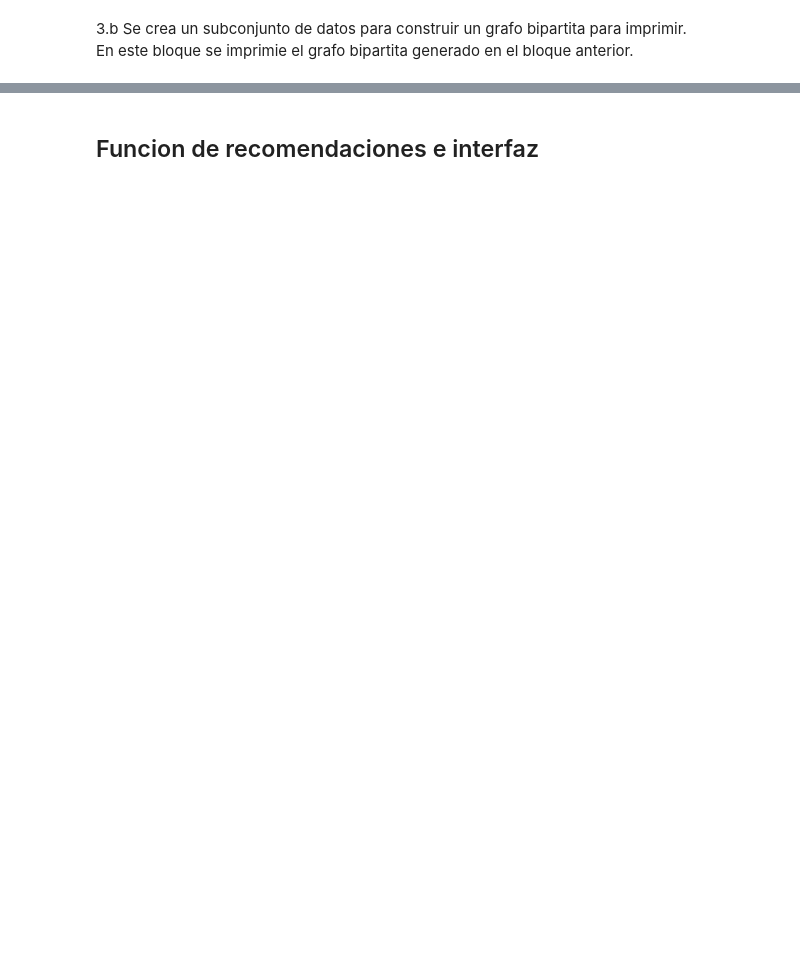
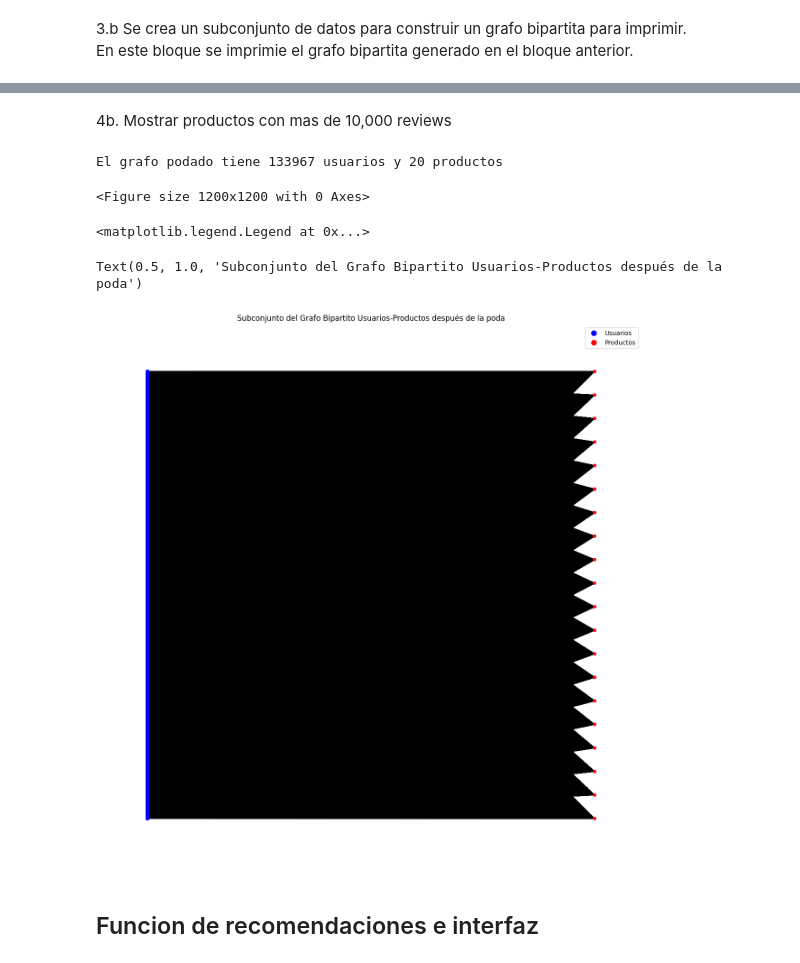
Before and after one commit to xjose97x/ia2_p1, a Jupyter notebook: ia2_p1.ipynb, the cells around one changed output, grey strips where cells are left out. Cells and saved outputs as stored; diff of their text form; code cells hidden in the pictures; blank space fills up the shorter version.

```diff
--- a/ia2_p1.ipynb
+++ b/ia2_p1.ipynb
@@ -162,3 +225,36 @@ plt.show()
+# %% [markdown]
+4b. Mostrar productos con mas de 10,000 reviews
+# %%
+degree_threshold = 10000  # por ejemplo, solo conservar nodos con grado > 5
+product_nodes_to_remove = [node for node, data in B.nodes(data=True) if data['bipartite'] == 'products' and B.degree(node) < degree_threshold]
+trimmed_B = B.subgraph(B.nodes - set(product_nodes_to_remove))
+
+orphan_user_nodes = [node for node, data in trimmed_B.nodes(data=True) if data['bipartite'] == 'users' and trimmed_B.degree(node) == 0]
+trimmed_B = trimmed_B.subgraph(trimmed_B.nodes - set(orphan_user_nodes))
+
+
+users_count = len([node for node, data in trimmed_B.nodes(data=True) if data['bipartite'] == 'users'])
+products_count = len([node for node, data in trimmed_B.nodes(data=True) if data['bipartite'] == 'products'])
+
+print(f"El grafo podado tiene {users_count} usuarios y {products_count} productos")
+
+# Dibujar el grafo
+pos = nx.bipartite_layout(trimmed_B, nodes=[n for n, d in trimmed_B.nodes(data=True) if d['bipartite'] == 'users'])
+colors = ["blue" if d['bipartite'] == 'users' else "red" for n, d in trimmed_B.nodes(data=True)]
+
+plt.figure(figsize=(12, 12))
+nx.draw(trimmed_B, pos=pos, node_color=colors, with_labels=False, node_size=20)
+blue_patch = plt.Line2D([0], [0], marker='o', color='w', label='Usuarios', markersize=10, markerfacecolor='blue')
+red_patch = plt.Line2D([0], [0], marker='o', color='w', label='Productos', markersize=10, markerfacecolor='red')
+plt.legend(handles=[blue_patch, red_patch])
+plt.title("Subconjunto del Grafo Bipartito Usuarios-Productos después de la poda")
+plt.show()
+# %% [output]
+El grafo podado tiene 133967 usuarios y 20 productos
+<Figure size 1200x1200 with 0 Axes>
+<matplotlib.legend.Legend at 0x...>
+Text(0.5, 1.0, 'Subconjunto del Grafo Bipartito Usuarios-Productos después de la poda')
+[figure, added]
 # %% [markdown]
 ## Funcion de recomendaciones e interfaz
 # %%
```
Also changed, not shown: parts of 15 cells of this notebook.
